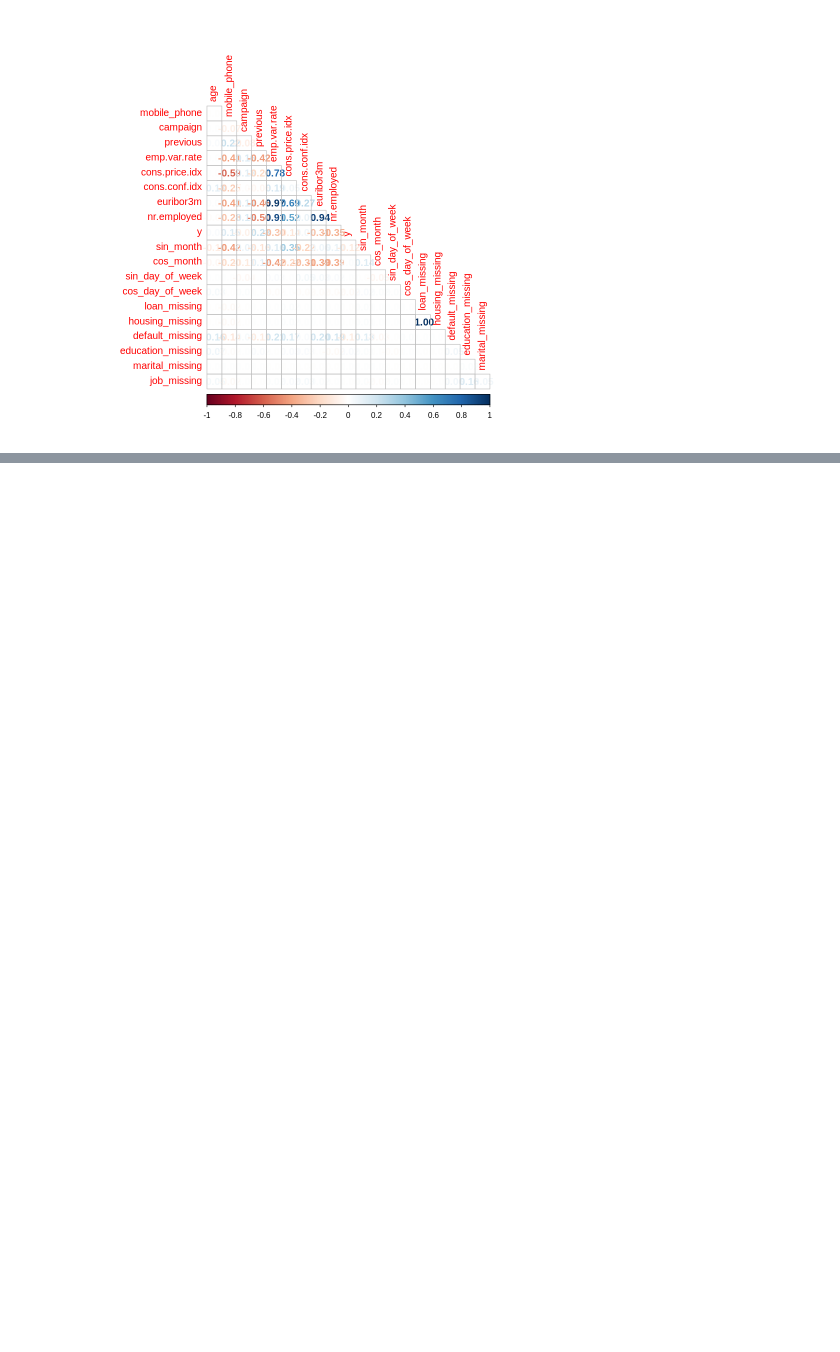
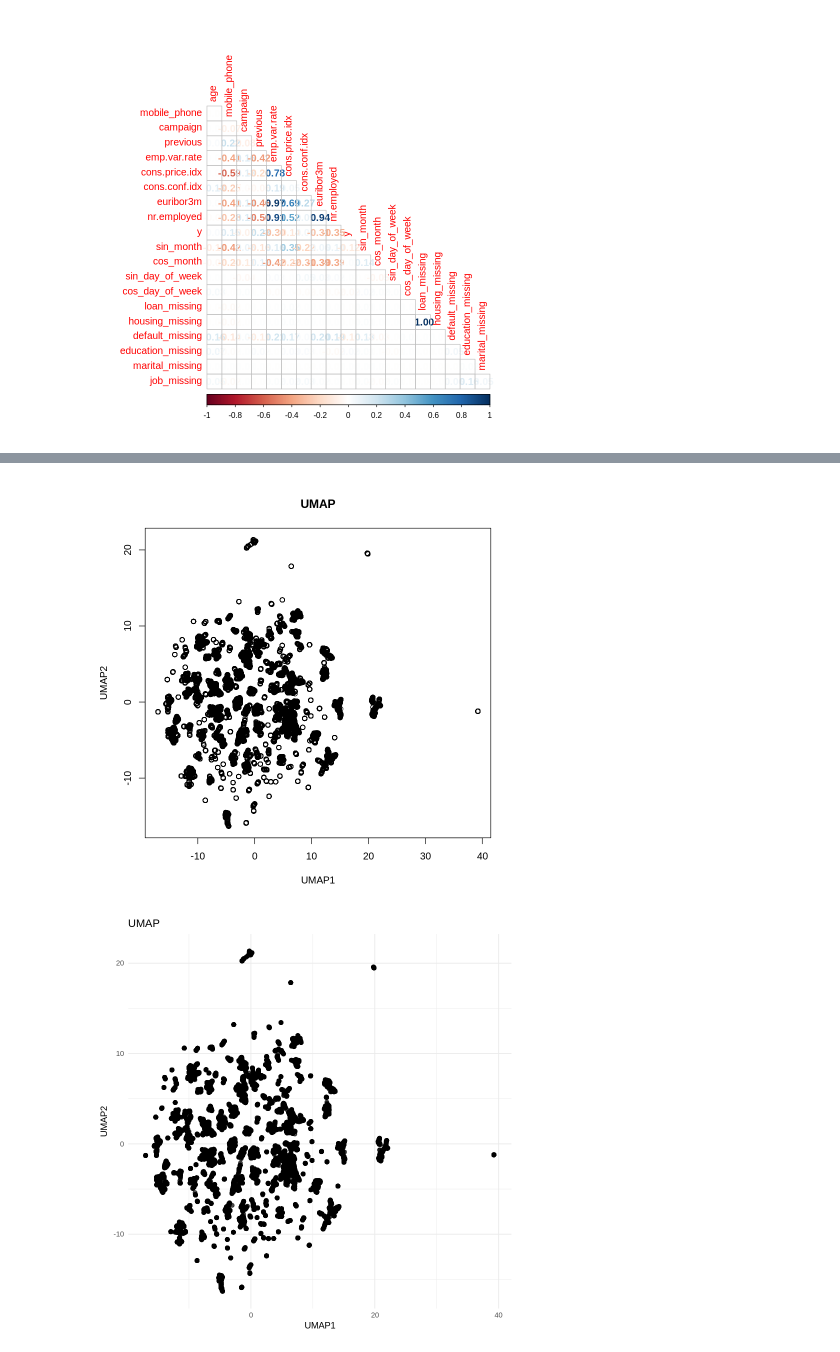
Before and after one commit to michp15/statistical_learning_class, a Jupyter notebook: stat_learn_classif_proj.ipynb, the cells around one changed output, grey strips where cells are left out. Cells and saved outputs as stored; diff of their text form; code cells hidden in the pictures; blank space fills up the shorter version.

```diff
--- a/stat_learn_classif_proj.ipynb
+++ b/stat_learn_classif_proj.ipynb
@@ -409,0 +438,25 @@ corrplot(cor(numerical.cols), method='number', type='lower', diag=FALSE)
+# %%
+# Assuming df_pca_ready is your data (already preprocessed)
+df_scaled <- scale(df_pca_ready)  # Standardize data (mean = 0, sd = 1)
+# %%
+umap_result <- umap(df_scaled)
+# %%
+# Extract UMAP coordinates (2D by default)
+umap_coords <- umap_result$layout
+
+# Plot using base R
+plot(umap_coords, main = 'UMAP', xlab = 'UMAP1', ylab = 'UMAP2')
+
+# Or use ggplot for a more customizable plot
+library(ggplot2)
+
+umap_df <- as.data.frame(umap_coords)
+colnames(umap_df) <- c('UMAP1', 'UMAP2')
+
+ggplot(umap_df, aes(x = UMAP1, y = UMAP2)) +
+  geom_point(alpha = 0.7, size = 2) +
+  labs(title = 'UMAP', x = 'UMAP1', y = 'UMAP2') +
+  theme_minimal()
+# %% [output]
+[figure, added]
+[figure, added]
```
Also changed, not shown: parts of 10 cells of this notebook.
